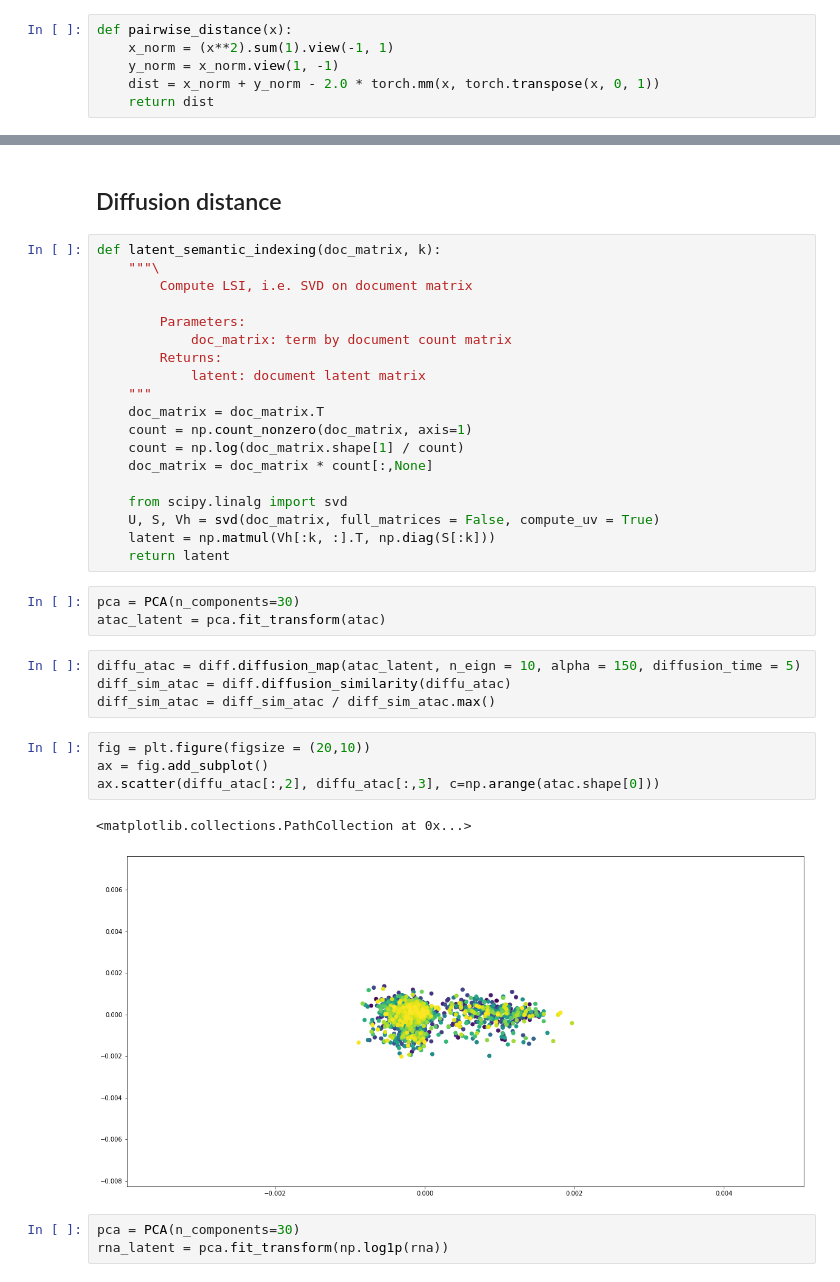
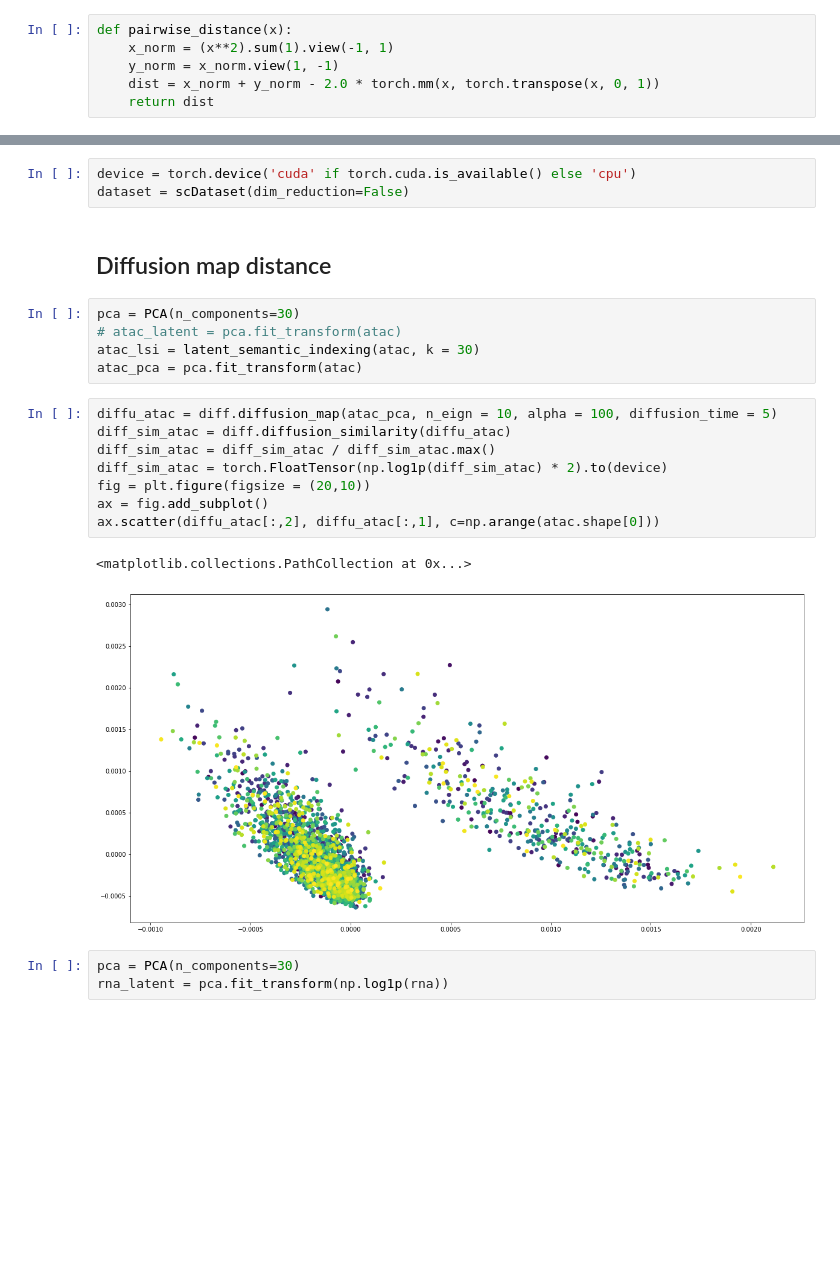
Before and after one commit to cyang389/JointTI, a Jupyter notebook: integration.ipynb, the cells around one changed output, grey strips where cells are left out. Cells and saved outputs as stored; diff of their text form; blank space fills up the shorter version.

Commit message:
diffusion pseudo-time implementation

```diff
--- a/integration.ipynb
+++ b/integration.ipynb
@@ -66,38 +26,24 @@ class scDataset(Dataset):
+# %%
+device = torch.device('cuda' if torch.cuda.is_available() else 'cpu')
+dataset = scDataset(dim_reduction=False)
 # %% [markdown]
-## Diffusion distance
+## Diffusion map distance
-# %%
-def latent_semantic_indexing(doc_matrix, k):
-    """\
-        Compute LSI, i.e. SVD on document matrix
-
-        Parameters:
-            doc_matrix: term by document count matrix
-        Returns:
-            latent: document latent matrix
-    """
-    doc_matrix = doc_matrix.T
-    count = np.count_nonzero(doc_matrix, axis=1)
-    count = np.log(doc_matrix.shape[1] / count)
-    doc_matrix = doc_matrix * count[:,None]
-
-    from scipy.linalg import svd
-    U, S, Vh = svd(doc_matrix, full_matrices = False, compute_uv = True)
-    latent = np.matmul(Vh[:k, :].T, np.diag(S[:k]))
-    return latent
 # %%
 pca = PCA(n_components=30)
-atac_latent = pca.fit_transform(atac)
+# atac_latent = pca.fit_transform(atac)
+atac_lsi = latent_semantic_indexing(atac, k = 30)
+atac_pca = pca.fit_transform(atac)
 # %%
-diffu_atac = diff.diffusion_map(atac_latent, n_eign = 10, alpha = 150, diffusion_time = 5)
+diffu_atac = diff.diffusion_map(atac_pca, n_eign = 10, alpha = 100, diffusion_time = 5)
 diff_sim_atac = diff.diffusion_similarity(diffu_atac)
 diff_sim_atac = diff_sim_atac / diff_sim_atac.max()
+diff_sim_atac = torch.FloatTensor(np.log1p(diff_sim_atac) * 2).to(device)
+fig = plt.figure(figsize = (20,10))
+ax = fig.add_subplot()
+ax.scatter(diffu_atac[:,2], diffu_atac[:,1], c=np.arange(atac.shape[0]))
+# %% [output]
+<matplotlib.collections.PathCollection at 0x...>
+[figure, added]
-# %%
-fig = plt.figure(figsize = (20,10))
-ax = fig.add_subplot()
-ax.scatter(diffu_atac[:,2], diffu_atac[:,3], c=np.arange(atac.shape[0]))
-# %% [output]
-<matplotlib.collections.PathCollection at 0x...>
-[figure, removed]
 # %%
 pca = PCA(n_components=30)
 rna_latent = pca.fit_transform(np.log1p(rna))
```
Also changed, not shown: parts of 21 cells of this notebook, 3 other files.
